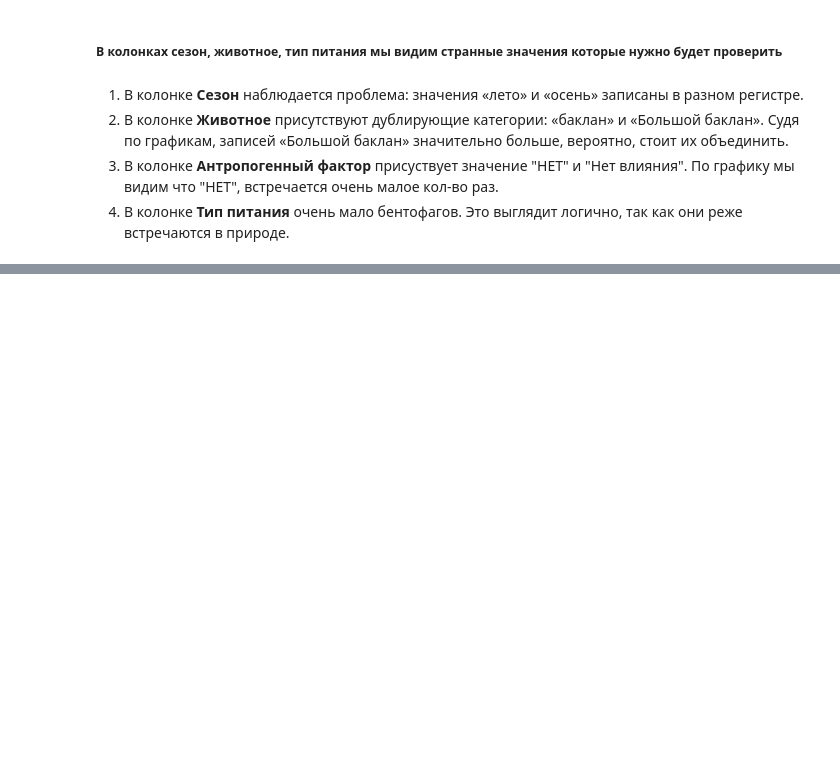
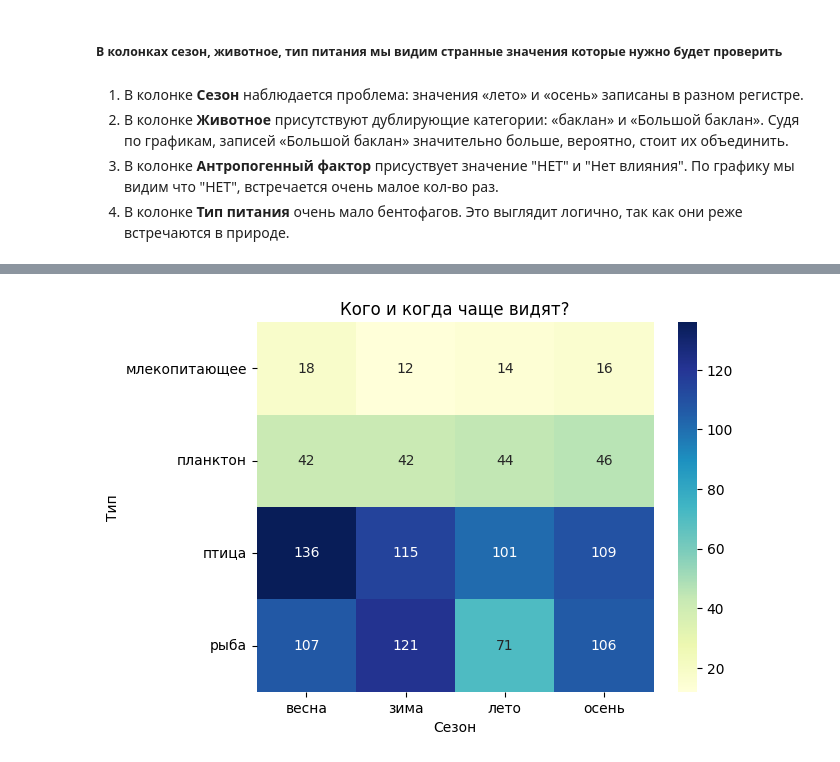
Before and after one commit to Dest1n640/Infographics, a Jupyter notebook: 01_EDA/main.ipynb, the cells around one changed output, grey strips where cells are left out. Cells and saved outputs as stored; diff of their text form; code cells hidden in the pictures; blank space fills up the shorter version.

```diff
--- a/01_EDA/main.ipynb
+++ b/01_EDA/main.ipynb
@@ -195,0 +276,7 @@ for col in num_data:
+# %%
+ct = pd.crosstab(df['Тип'], df['Сезон'])
+sns.heatmap(ct, annot=True, fmt='d', cmap="YlGnBu")
+plt.title('Кого и когда чаще видят?')
+plt.show()
+# %% [output]
+[figure, added]
```
Also changed, not shown: parts of 18 cells of this notebook.
